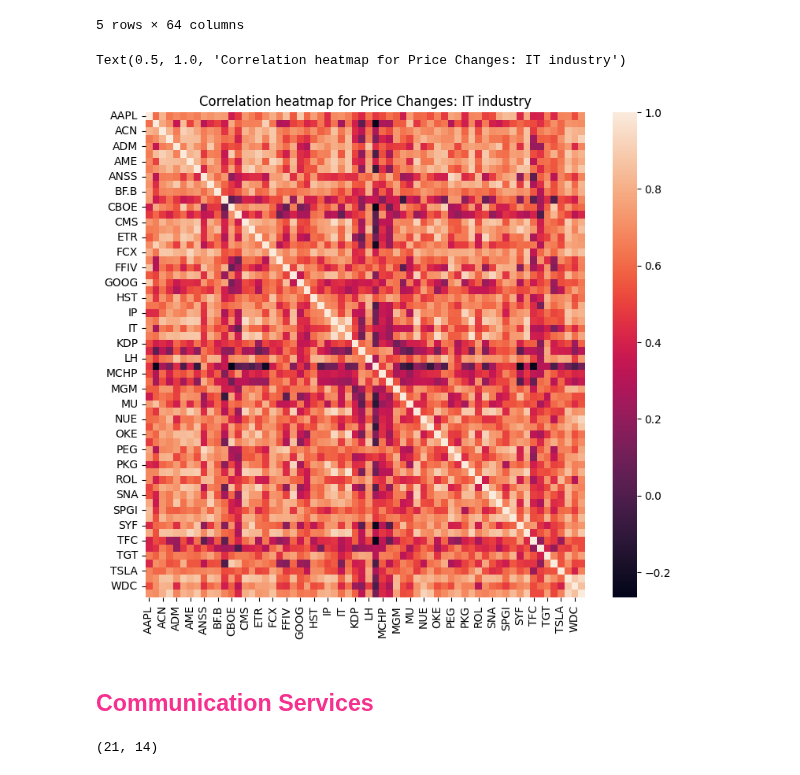
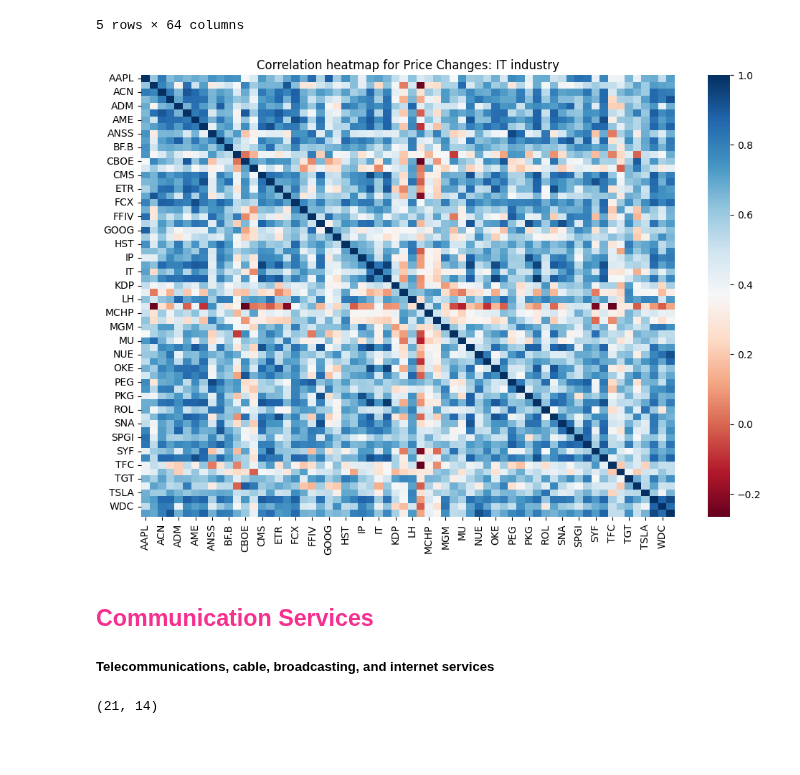
Before and after one commit to ktongk/BTT-JPMC-1, a Jupyter notebook: Anna/AH.ipynb, the cells around one changed output. Cells and saved outputs as stored; diff of their text form; code cells hidden in the pictures; blank space fills up the shorter version.

```diff
--- a/Anna/AH.ipynb
+++ b/Anna/AH.ipynb
@@ -196,13 +245,14 @@ price_corr_it.head()
 | ADM | 0.686596 | 0.347021 | 0.654004 | 0.695289 | 1.000000 | 0.668484 | 0.846070 | 0.721061 | 0.640381 | 0.887837 | ... | ... |
 5 rows × 64 columns
 # %%
-plt.figure(figsize=(9,8))
-sns.heatmap(price_corr_it).set_title("Correlation heatmap for Price Changes: IT industry")
+plt.figure(figsize=(12,8))
+sns.heatmap(price_corr_it, cmap = 'RdBu').set_title("Correlation heatmap for Price Changes: IT industry")
+plt.show()
 # %% [output]
-Text(0.5, 1.0, 'Correlation heatmap for Price Changes: IT industry')
-[figure, old version]
+[figure, new version]
 # %% [markdown]
 ## <b> <font color = #f6308e > Communication Services </b>
+##### Telecommunications, cable, broadcasting, and internet services
 # %%
 commserv = df[df['Industry'] == 'Communication Services']
 commserv.shape
```
Also changed, not shown: parts of 46 cells of this notebook.
